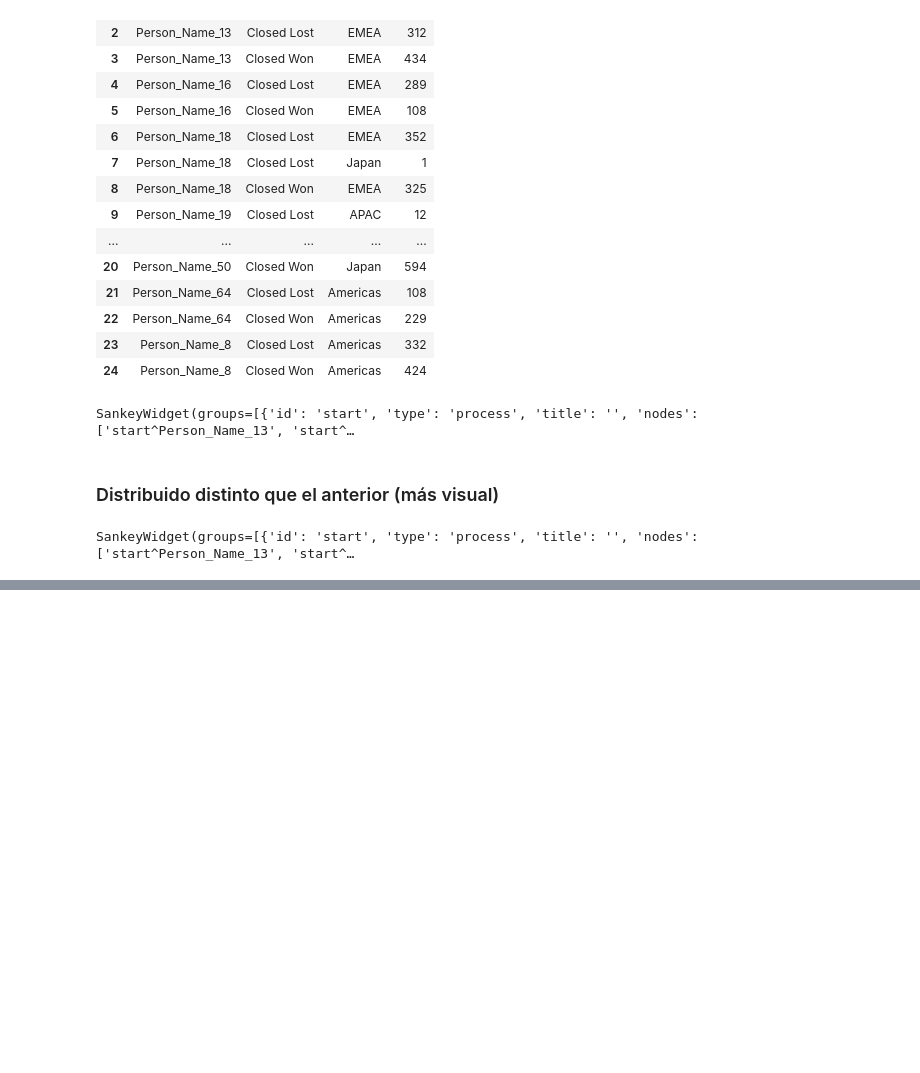
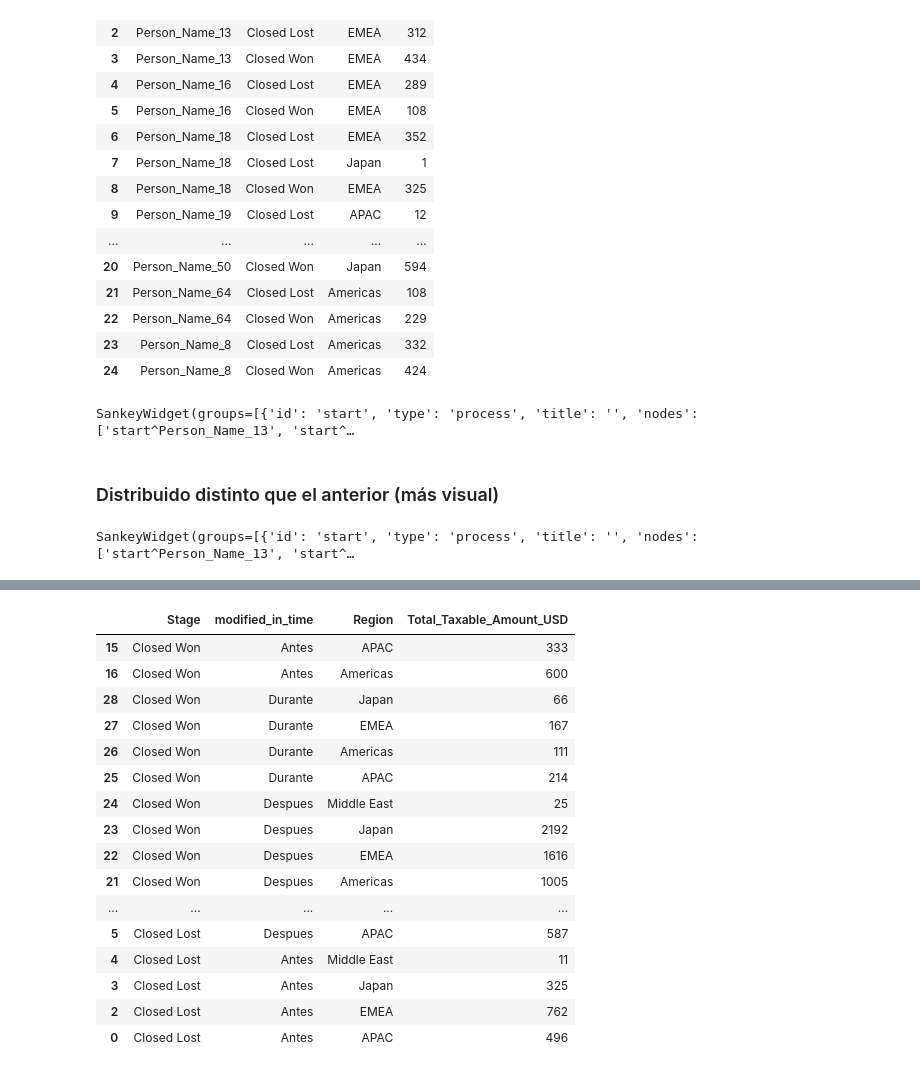
Before and after one commit to RenzoJacinto/TP1-Datos, a Jupyter notebook: TP1.ipynb, the cells around one changed output, grey strips where cells are left out. Drawn from its saved outputs; the diff is of its cells as text; code cells hidden in the pictures; blank space fills up the shorter version.

```diff
--- a/TP1.ipynb
+++ b/TP1.ipynb
@@ -510,0 +519,5 @@ SankeyWidget(groups=[{'id': 'start', 'type': 'process', 'title': '', 'nodes': ['
+# %%
+df_fin = df[(df['Stage'] == 'Closed Lost') | (df['Stage'] == 'Closed Won')]\
+[['Planned_Delivery_Start_Date', 'Planned_Delivery_End_Date', 'Opportunity_Created_Date', 'Stage', 'Last_Modified_Date', 'Region', 'Total_Taxable_Amount_USD', 'Opportunity_ID']]
+
+df_fin.drop_duplicates(subset='Opportunity_ID')
@@ -510,0 +603,24 @@ SankeyWidget(groups=[{'id': 'start', 'type': 'process', 'title': '', 'nodes': ['
+# %%
+by_region = by_region.reset_index()
+by_region.columns = ['Stage', 'modified_in_time', 'Region', 'Total_Taxable_Amount_USD']
+
+by_region = by_region.sort_values('Stage', ascending = False)
+by_region
+# %% [output]
+|  | Stage | modified_in_time | Region | Total_Taxable_Amount_USD |
+| 15 | Closed Won | Antes | APAC | 333 |
+| 16 | Closed Won | Antes | Americas | 600 |
+| 28 | Closed Won | Durante | Japan | 66 |
+| 27 | Closed Won | Durante | EMEA | 167 |
+| 26 | Closed Won | Durante | Americas | 111 |
+| 25 | Closed Won | Durante | APAC | 214 |
+| 24 | Closed Won | Despues | Middle East | 25 |
+| 23 | Closed Won | Despues | Japan | 2192 |
+| 22 | Closed Won | Despues | EMEA | 1616 |
+| 21 | Closed Won | Despues | Americas | 1005 |
+| ... | ... | ... | ... | ... |
+| 5 | Closed Lost | Despues | APAC | 587 |
+| 4 | Closed Lost | Antes | Middle East | 11 |
+| 3 | Closed Lost | Antes | Japan | 325 |
+| 2 | Closed Lost | Antes | EMEA | 762 |
+| 0 | Closed Lost | Antes | APAC | 496 |
```
Also changed, not shown: parts of 13 cells of this notebook.
